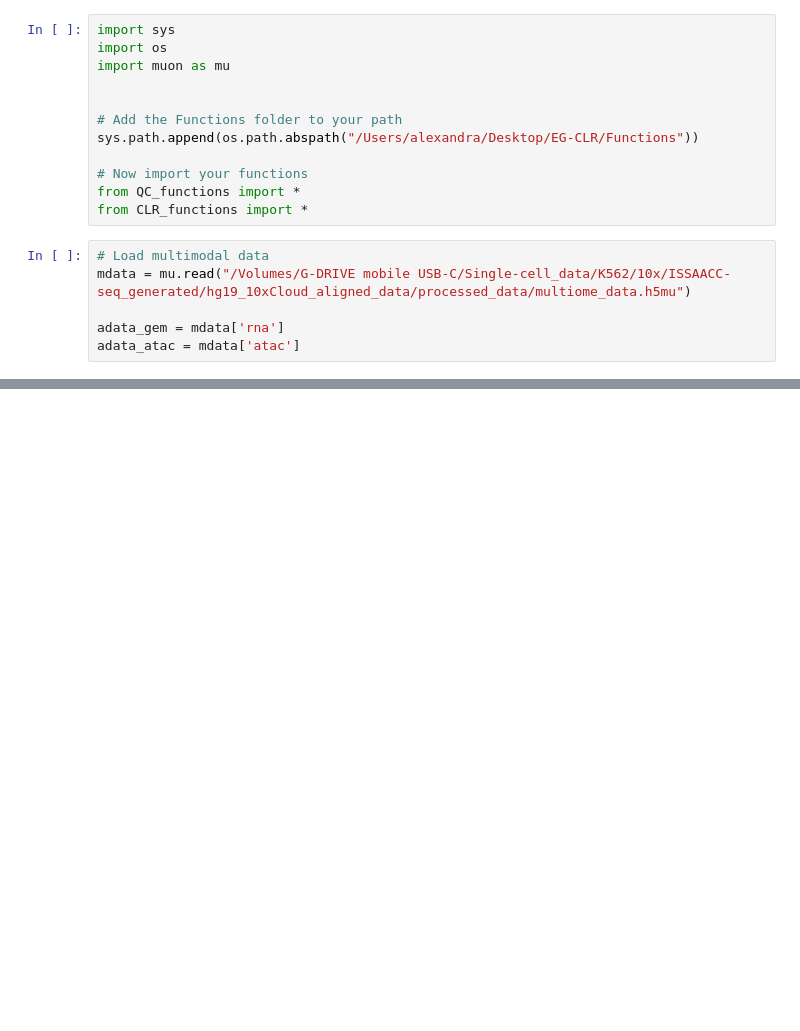
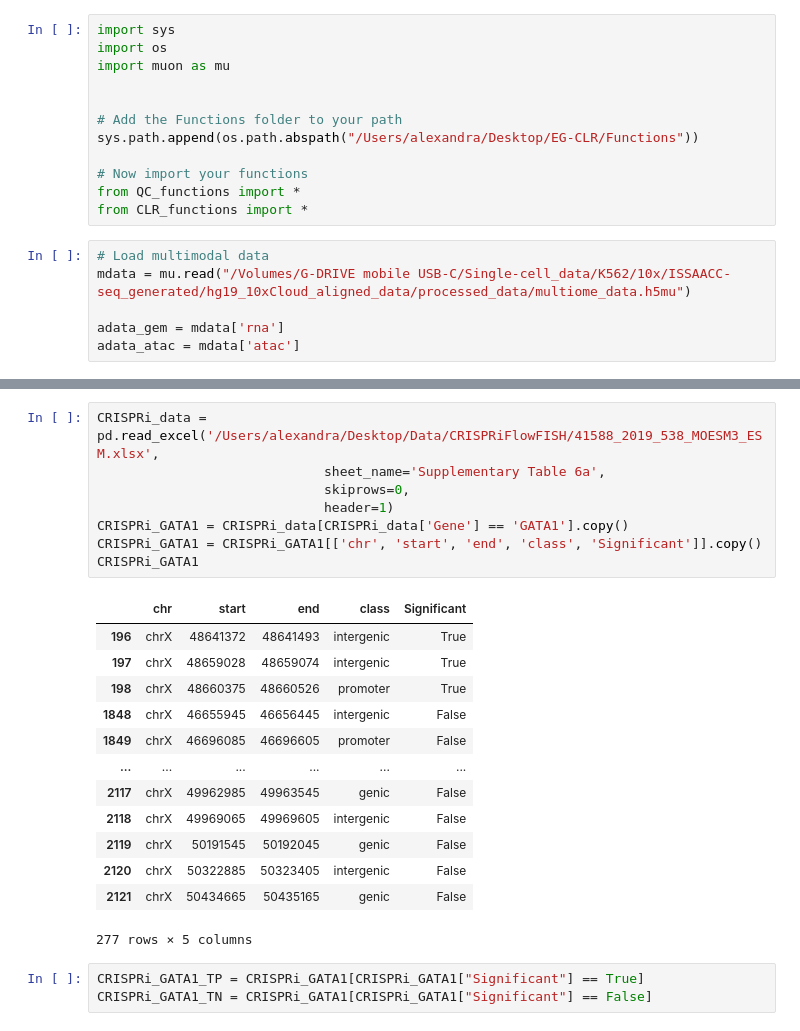
Before and after one commit to CahanLab/EG-CLR, a Jupyter notebook: SingleCellDataAnalysis/K562/10X_multiomics/CRISPRiFlowFISH_test.ipynb, the cells around one changed output, grey strips where cells are left out. Drawn from its saved outputs; the diff is of its cells as text; blank space fills up the shorter version.

```diff
--- a/SingleCellDataAnalysis/K562/10X_multiomics/CRISPRiFlowFISH_test.ipynb
+++ b/SingleCellDataAnalysis/K562/10X_multiomics/CRISPRiFlowFISH_test.ipynb
@@ -55,0 +136,25 @@ AnnData object with n_obs × n_vars = 10359 × 13703
+# %%
+CRISPRi_data = pd.read_excel('/Users/alexandra/Desktop/Data/CRISPRiFlowFISH/41588_2019_538_MOESM3_ESM.xlsx',
+                             sheet_name='Supplementary Table 6a',
+                             skiprows=0,
+                             header=1)
+CRISPRi_GATA1 = CRISPRi_data[CRISPRi_data['Gene'] == 'GATA1'].copy()
+CRISPRi_GATA1 = CRISPRi_GATA1[['chr', 'start', 'end', 'class', 'Significant']].copy()
+CRISPRi_GATA1
+# %% [output]
+|  | chr | start | end | class | Significant |
+| 196 | chrX | 48641372 | 48641493 | intergenic | True |
+| 197 | chrX | 48659028 | 48659074 | intergenic | True |
+| 198 | chrX | 48660375 | 48660526 | promoter | True |
+| 1848 | chrX | 46655945 | 46656445 | intergenic | False |
+| 1849 | chrX | 46696085 | 46696605 | promoter | False |
+| ... | ... | ... | ... | ... | ... |
+| 2117 | chrX | 49962985 | 49963545 | genic | False |
+| 2118 | chrX | 49969065 | 49969605 | intergenic | False |
+| 2119 | chrX | 50191545 | 50192045 | genic | False |
+| 2120 | chrX | 50322885 | 50323405 | intergenic | False |
+| 2121 | chrX | 50434665 | 50435165 | genic | False |
+277 rows × 5 columns
+# %%
+CRISPRi_GATA1_TP = CRISPRi_GATA1[CRISPRi_GATA1["Significant"] == True]
+CRISPRi_GATA1_TN = CRISPRi_GATA1[CRISPRi_GATA1["Significant"] == False]
```
Also changed, not shown: parts of 24 cells of this notebook, 5 other files.
